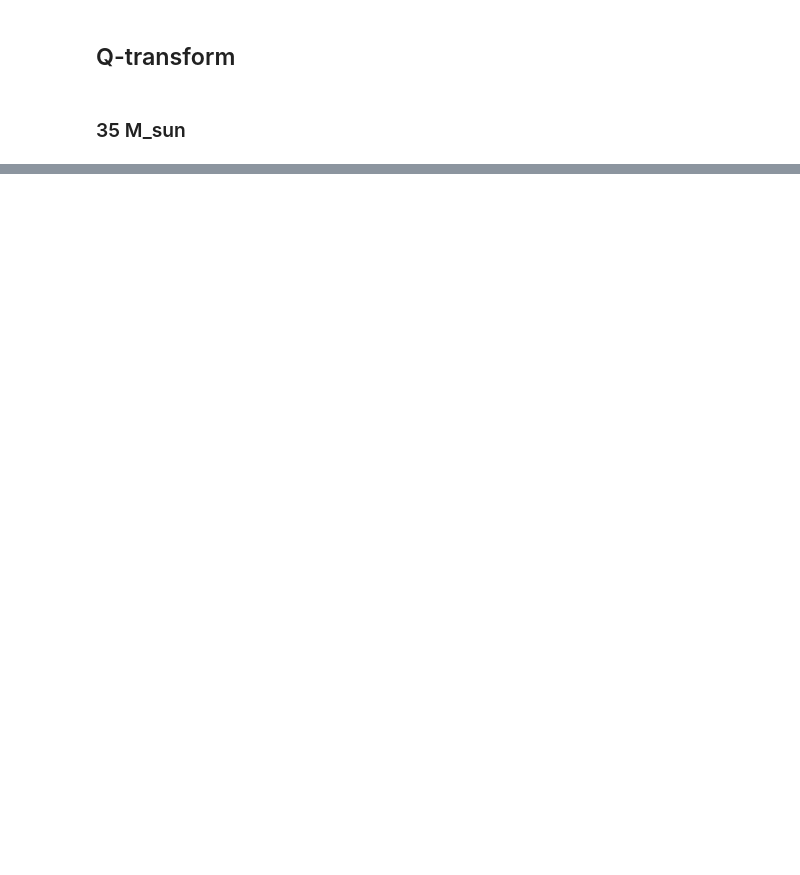
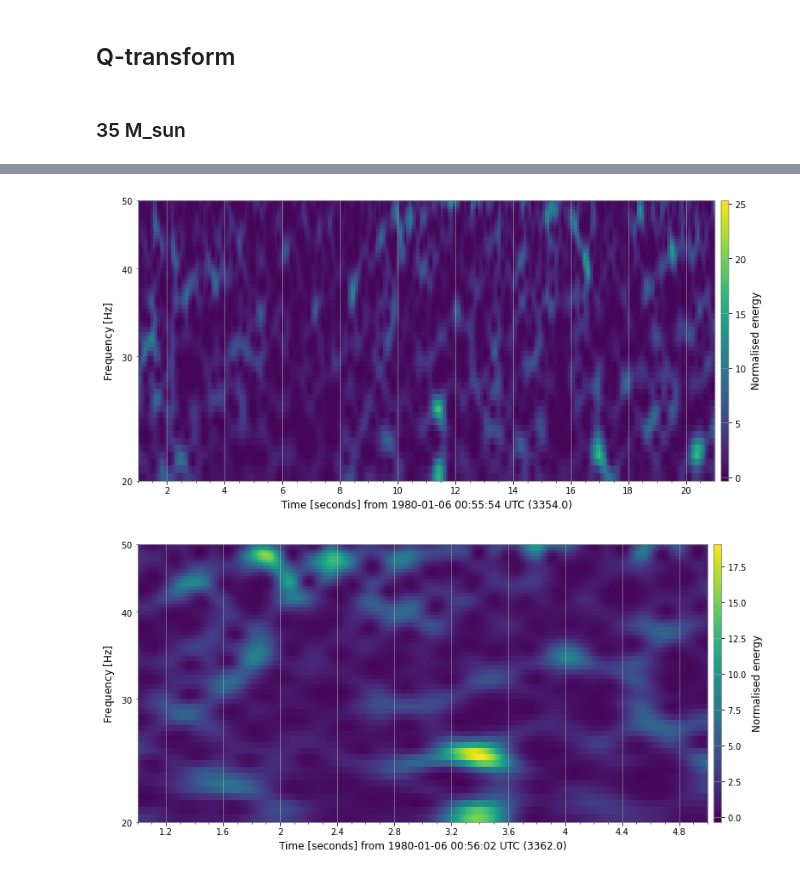
Before and after one commit to SYLau/odw-2022, a Jupyter notebook: Challenge/Data_challenge_4e(H).ipynb, the cells around one changed output, grey strips where cells are left out. Drawn from its saved outputs; the diff is of its cells as text; code cells hidden in the pictures; blank space fills up the shorter version.

```diff
--- a/Challenge/Data_challenge_4e(H).ipynb
+++ b/Challenge/Data_challenge_4e(H).ipynb
@@ -84,0 +102,11 @@ challenge_q_transform_short(gwpy_strain,f[0],f[1],q[0],q[1],t0,t[0],t[1])
+# %%
+t0 = 3365
+t = [t0-10,t0+10]
+tz = [t0-2,t0+2]
+q = [30,40]
+f = [20,50]
+challenge_q_transform_long(gwpy_strain,f[0],f[1],q[0],q[1],t0,t[0],t[1])
+challenge_q_transform_short(gwpy_strain,f[0],f[1],q[0],q[1],t0,tz[0],tz[1])
+# %% [output]
+[figure, added]
+[figure, added]
```
Also changed, not shown: parts of 7 cells of this notebook, 1 other file.
